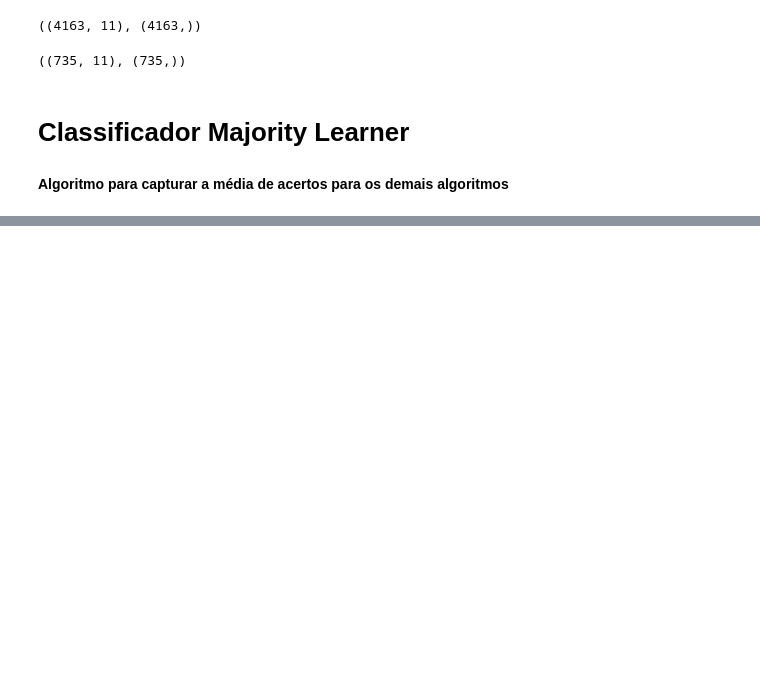
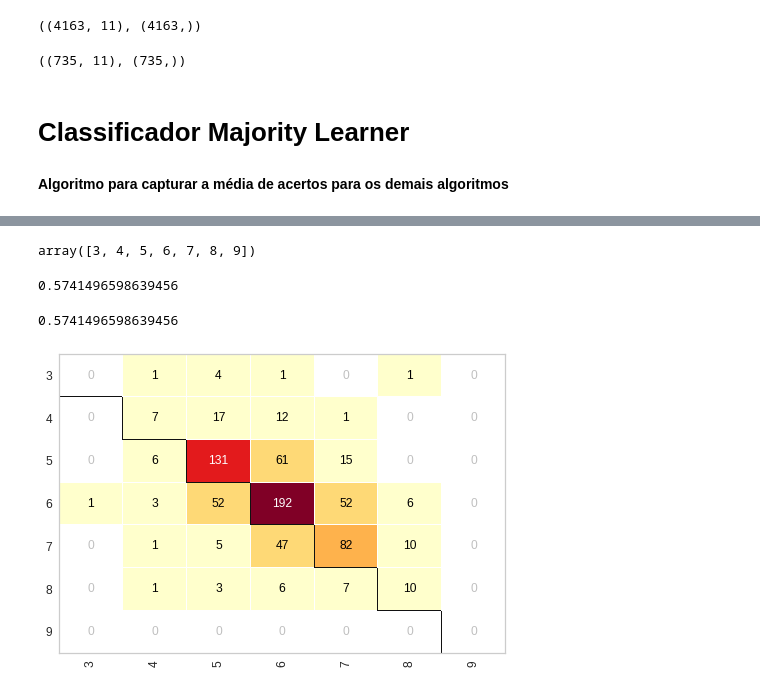
Before and after one commit to LeandroMartins0/base_wine, a Jupyter notebook: base_wine.ipynb, the cells around one changed output, grey strips where cells are left out. Saved outputs shown, nothing was run; the diff lists cells and outputs as text; code cells hidden in the pictures; blank space fills up the shorter version.

```diff
--- a/base_wine.ipynb
+++ b/base_wine.ipynb
@@ -255,0 +220,5 @@ ValueError: ignored
+# %%
+# Carregando arquivo
+
+with open('wine.pkl', 'rb') as f:
+  X_wine_treinamento, Y_wine_treinamento, X_wine_teste, Y_wine_teste = pickle.load(f)
@@ -255,0 +233,5 @@ ValueError: ignored
+# %%
+# Treinamento da árvore de decisão
+
+arvore_wine = DecisionTreeClassifier(criterion = 'entropy', random_state = 0)
+arvore_wine.fit(X_wine_treinamento, Y_wine_treinamento)
@@ -255,0 +285,21 @@ ValueError: ignored
+# %%
+# Classes
+
+arvore_wine.classes_
+# %% [output]
+array([3, 4, 5, 6, 7, 8, 9])
+# %%
+# Accuracy
+
+accuracy_score(Y_wine_teste, previsoes)
+# %% [output]
+0.5741496598639456
+# %%
+# Matrix de Confusão
+
+cm = ConfusionMatrix(arvore_wine)
+cm.fit(X_wine_treinamento, Y_wine_treinamento)
+cm.score(X_wine_teste, Y_wine_teste)
+# %% [output]
+0.5741496598639456
+[figure, added]
```
Also changed, not shown: parts of 13 cells of this notebook.
